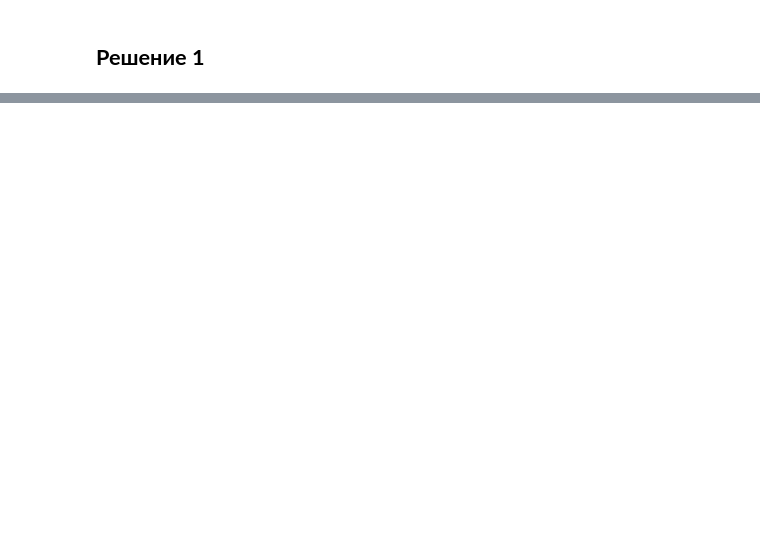
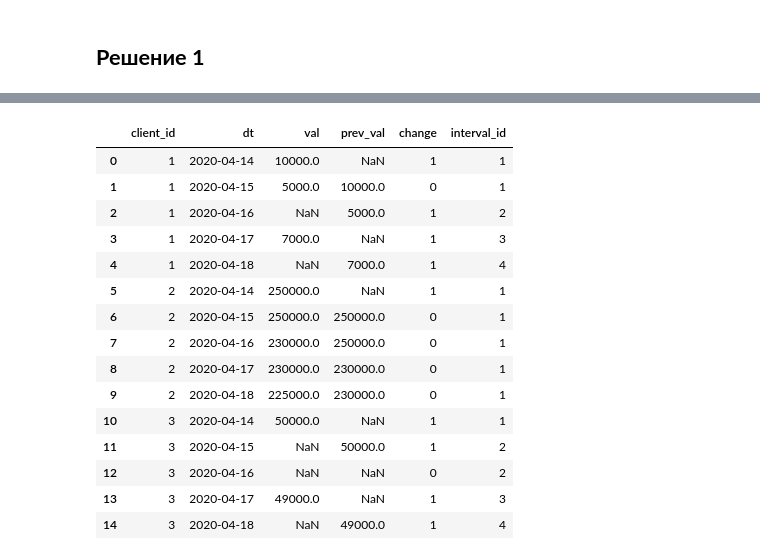
Before and after one commit to SergeyB81/Portfolio-DS, a Jupyter notebook: Тестовое CG/Bank-62-68/bank_ds_trainee_test_case.ipynb, the cells around one changed output, grey strips where cells are left out. Drawn from its saved outputs; the diff is of its cells as text; code cells hidden in the pictures; blank space fills up the shorter version.

```diff
--- a/Тестовое CG/Bank-62-68/bank_ds_trainee_test_case.ipynb
+++ b/Тестовое CG/Bank-62-68/bank_ds_trainee_test_case.ipynb
@@ -195,0 +588,40 @@ df
+# %%
+sql = ''' with lags as (select t.*,
+lag(t.val) over (partition by t.client_id order by t.dt) as prev_val,
+
+case when (t.val is null and
+lag(t.val) over (partition by t.client_id order by t.dt) is null)
+or
+(t.val is not null and
+lag(t.val) over (partition by t.client_id order by t.dt) is not null)
+then 0 else 1 end as change
+
+from task11 t),
+
+
+interv as (select t.*,
+sum(t.change) over (partition by t.client_id order by t.dt) as interval_id
+from lags t)
+
+select * from interv
+
+'''
+# %%
+select(sql)
+# %% [output]
+|  | client_id | dt | val | prev_val | change | interval_id |
+| 0 | 1 | 2020-04-14 | 10000.0 | NaN | 1 | 1 |
+| 1 | 1 | 2020-04-15 | 5000.0 | 10000.0 | 0 | 1 |
+| 2 | 1 | 2020-04-16 | NaN | 5000.0 | 1 | 2 |
+| 3 | 1 | 2020-04-17 | 7000.0 | NaN | 1 | 3 |
+| 4 | 1 | 2020-04-18 | NaN | 7000.0 | 1 | 4 |
+| 5 | 2 | 2020-04-14 | 250000.0 | NaN | 1 | 1 |
+| 6 | 2 | 2020-04-15 | 250000.0 | 250000.0 | 0 | 1 |
+| 7 | 2 | 2020-04-16 | 230000.0 | 250000.0 | 0 | 1 |
+| 8 | 2 | 2020-04-17 | 230000.0 | 230000.0 | 0 | 1 |
+| 9 | 2 | 2020-04-18 | 225000.0 | 230000.0 | 0 | 1 |
+| 10 | 3 | 2020-04-14 | 50000.0 | NaN | 1 | 1 |
+| 11 | 3 | 2020-04-15 | NaN | 50000.0 | 1 | 2 |
+| 12 | 3 | 2020-04-16 | NaN | NaN | 0 | 2 |
+| 13 | 3 | 2020-04-17 | 49000.0 | NaN | 1 | 3 |
+| 14 | 3 | 2020-04-18 | NaN | 49000.0 | 1 | 4 |
```
Also changed, not shown: parts of 44 cells of this notebook.
